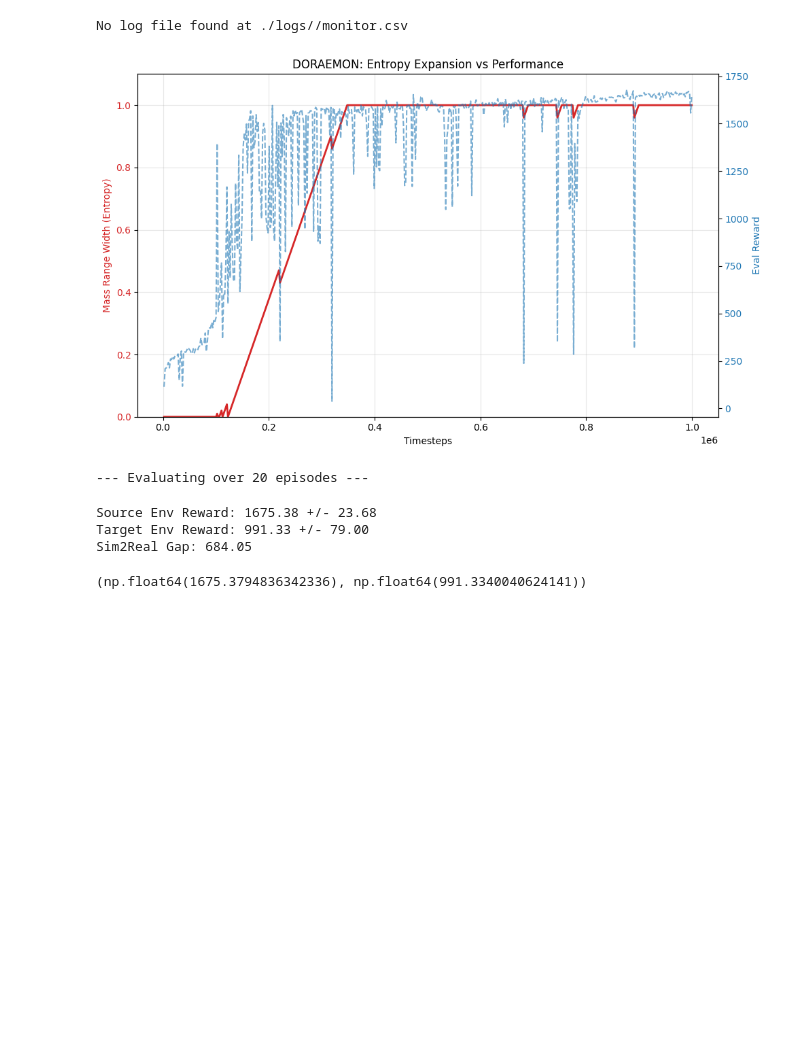
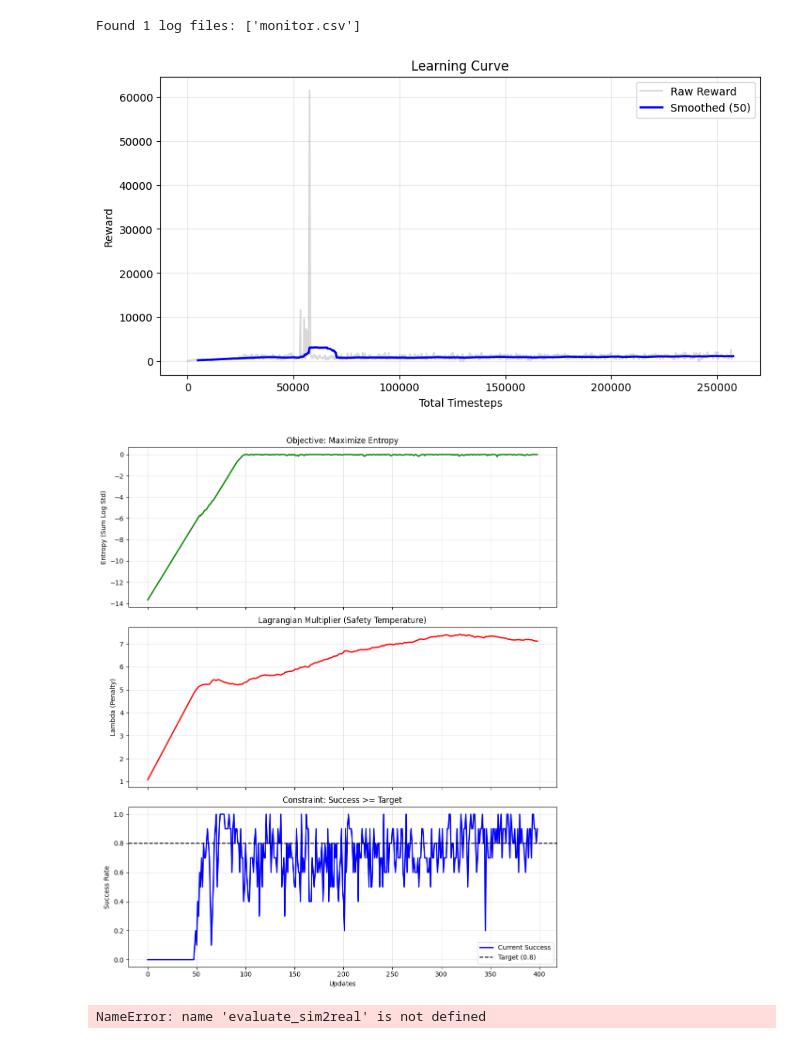
Before and after one commit to alessandro-benvenuti/doraemon-sim2real, a Jupyter notebook: notebooks/main_experiments.ipynb, the cells around one changed output. Cells and saved outputs as stored; diff of their text form; code cells hidden in the pictures; blank space fills up the shorter version.

Commit message:
DORAEMON v1

```diff
--- a/notebooks/main_experiments.ipynb
+++ b/notebooks/main_experiments.ipynb
@@ -12,19 +35,16 @@ config = {
     'algo': 'sac',
     'seed': 42,
     'timesteps': 1_000_000,
-    'vectorize': False,     # make vectorized env
-    'normalize': False,     # normalize observations and rewards
-    'lr': 1e-3,             # Learning rate
+    'vectorize': True,
+    'normalize': True,
+    'lr': 1e-3,
 
-    # Experiment Settings
-    'use_udr': True,          # Enable wrapper
-    'use_doraemon': True,     # Enable adaptive callback
-    'udr_initial_range': (1.0, 1.0) # Start from source (Doraemon will expand this)
+    # DORAEMON Settings
+    'use_doraemon': True,     # This triggers GaussianHopperWrapper + DoraemonCallback
+
 }
 # %%
-# ---------------------------------------------------------
-# TRAINING
-# ---------------------------------------------------------
-model, callbacks = train_agent(config)
+# Training
+model, env, doraemon_cb = train_agent(config)
 # %% [output]
 Using cpu device
@@ -47,26 +67,11 @@ Starting training on 1 parallel environments with Normalization...
-# %%
-# Extract the specific callback from the list returned by the trainer
-if callbacks and len(callbacks) > 0:
-    doraemon_cb = callbacks[0]
-else:
-    doraemon_cb = None
-    print("Warning: No callbacks found!")
 # %%
-# ---------------------------------------------------------
-# VISUALIZATION
-# ---------------------------------------------------------
-
-# Plot Learning Curve (General Training)
-plot_learning_curve("./logs/", title="SAC Training with Doraemon")
-
-# Plot Doraemon Dynamics (The "Money Shot")
-if doraemon_cb:
-    plot_doraemon_dynamics(doraemon_cb)
-    # Interpretation: You should see the Red Line (Width) growing
-    # whenever the Blue Dashed Line (Reward) is high.
+# Plot
+plot_learning_curve("./logs/")
+plot_doraemon_dynamics(doraemon_cb) # uses the new function from utils.py
 # %% [output]
-No log file found at ./logs//monitor.csv
+Found 1 log files: ['monitor.csv']
-[figure, old version]
+[figure, new version]
+[figure, added]
 # %%
 # ---------------------------------------------------------
 # SIM2REAL EVALUATION
@@ -78,8 +83,4 @@ target_env = gym.make('CustomHopper-target-v0')
 
 evaluate_sim2real(model, source_env, target_env)
 # %% [output]
---- Evaluating over 20 episodes ---
+NameError: name 'evaluate_sim2real' is not defined
-Source Env Reward: 1675.38 +/- 23.68
-Target Env Reward: 991.33 +/- 79.00
-Sim2Real Gap: 684.05
-(np.float64(1675.3794836342336), np.float64(991.3340040624141))
```
Also changed, not shown: parts of 3 cells of this notebook, 8 other files.
